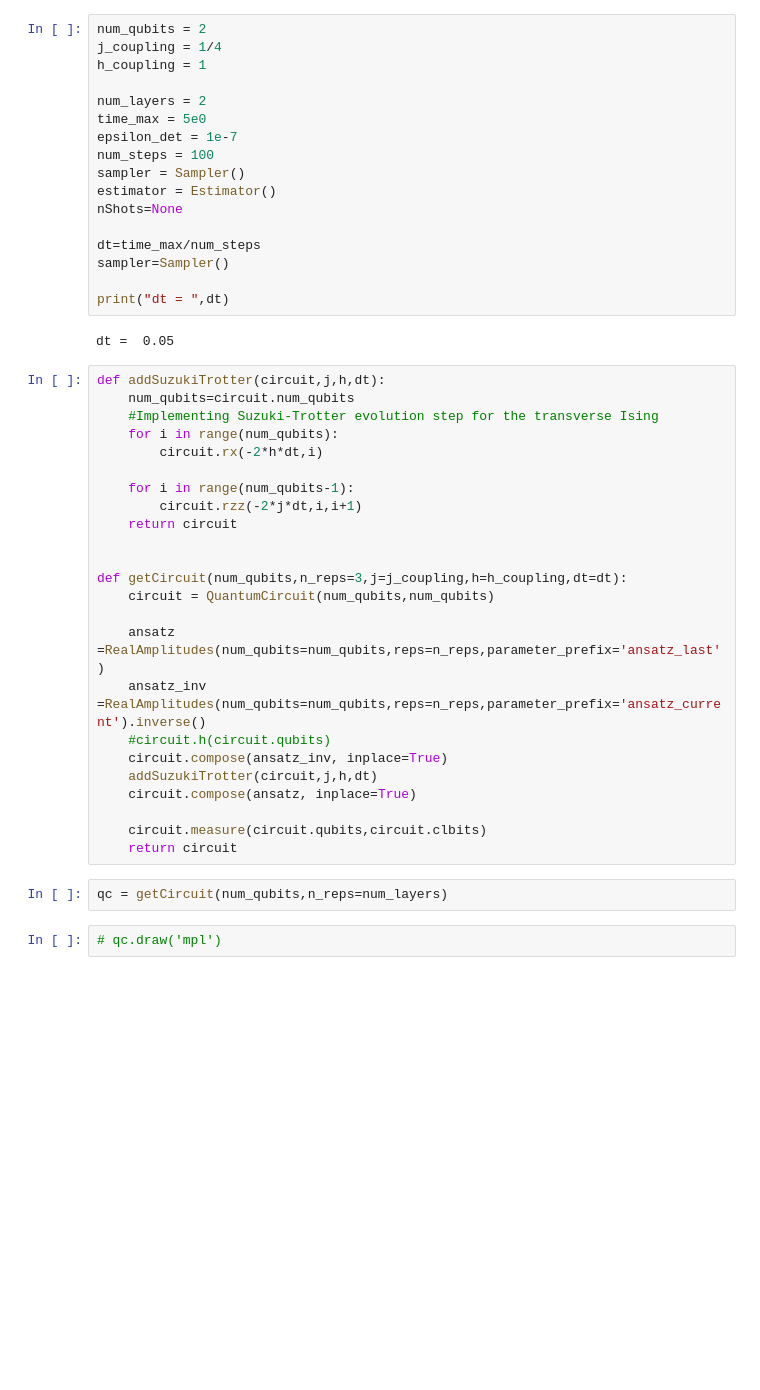
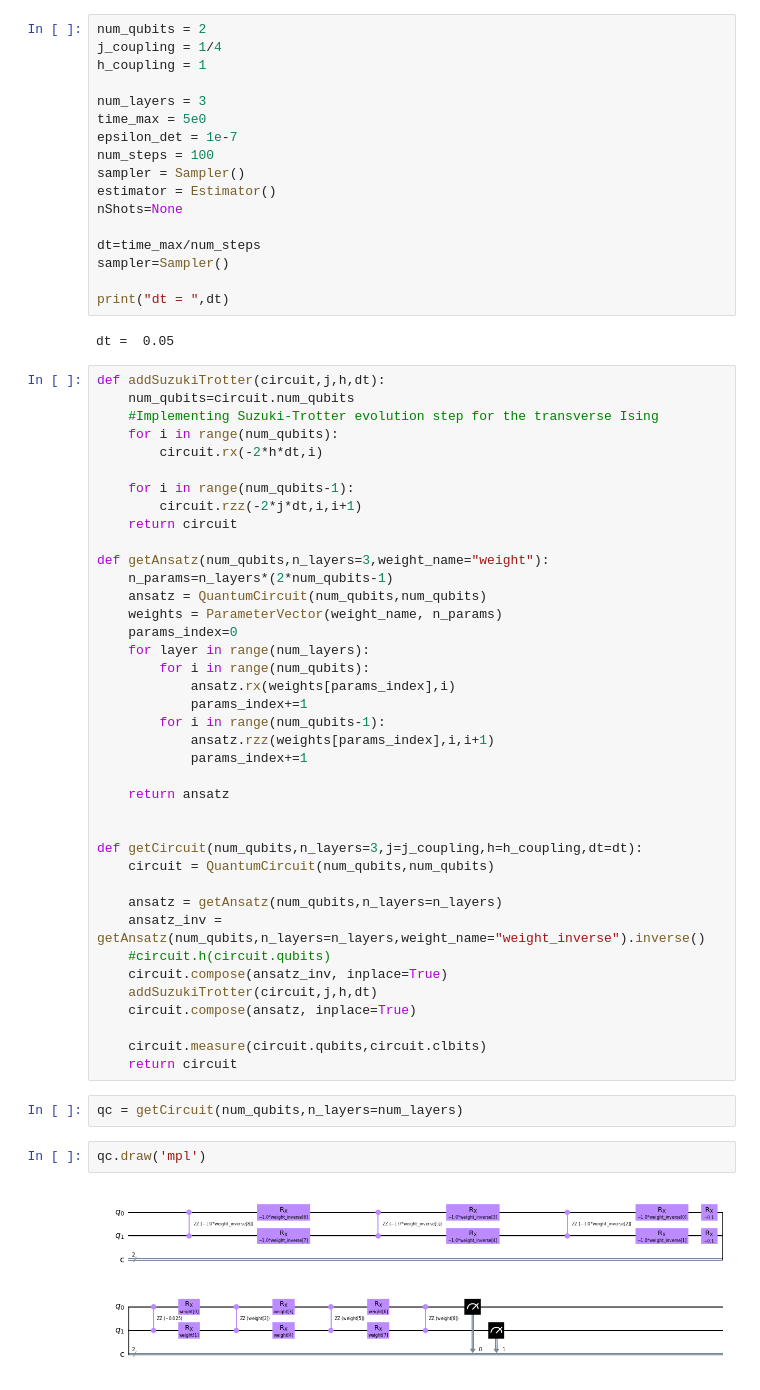
Before and after one commit to Zhelun-Li/VQS, a Jupyter notebook: p-VQD.ipynb, the cells around one changed output. Saved outputs shown, nothing was run; the diff lists cells and outputs as text; blank space fills up the shorter version.

Commit message:
Using Lento's ansatz. much better now

```diff
--- a/p-VQD.ipynb
+++ b/p-VQD.ipynb
@@ -16,7 +17,7 @@ num_qubits = 2
 j_coupling = 1/4
 h_coupling = 1
 
-num_layers = 2
+num_layers = 3
 time_max = 5e0
 epsilon_det = 1e-7
 num_steps = 100
@@ -41,12 +42,27 @@ def addSuzukiTrotter(circuit,j,h,dt):
         circuit.rzz(-2*j*dt,i,i+1)
     return circuit
 
+def getAnsatz(num_qubits,n_layers=3,weight_name="weight"):
+    n_params=n_layers*(2*num_qubits-1)
+    ansatz = QuantumCircuit(num_qubits,num_qubits)
+    weights = ParameterVector(weight_name, n_params)
+    params_index=0
+    for layer in range(num_layers):
+        for i in range(num_qubits):
+            ansatz.rx(weights[params_index],i)
+            params_index+=1
+        for i in range(num_qubits-1):
+            ansatz.rzz(weights[params_index],i,i+1)
+            params_index+=1
 
-def getCircuit(num_qubits,n_reps=3,j=j_coupling,h=h_coupling,dt=dt):
+    return ansatz
+
+
+def getCircuit(num_qubits,n_layers=3,j=j_coupling,h=h_coupling,dt=dt):
     circuit = QuantumCircuit(num_qubits,num_qubits)
 
-    ansatz =RealAmplitudes(num_qubits=num_qubits,reps=n_reps,parameter_prefix='ansatz_last')
-    ansatz_inv =RealAmplitudes(num_qubits=num_qubits,reps=n_reps,parameter_prefix='ansatz_current').inverse()
+    ansatz = getAnsatz(num_qubits,n_layers=n_layers)
+    ansatz_inv = getAnsatz(num_qubits,n_layers=n_layers,weight_name="weight_inverse").inverse()
     #circuit.h(circuit.qubits)
     circuit.compose(ansatz_inv, inplace=True)
     addSuzukiTrotter(circuit,j,h,dt)
@@ -55,6 +71,8 @@ def getCircuit(num_qubits,n_reps=3,j=j_coupling,h=h_coupling,dt=dt):
     circuit.measure(circuit.qubits,circuit.clbits)
     return circuit
 # %%
-qc = getCircuit(num_qubits,n_reps=num_layers)
+qc = getCircuit(num_qubits,n_layers=num_layers)
 # %%
-# qc.draw('mpl')
+qc.draw('mpl')
+# %% [output]
+[figure, added]
```
Also changed, not shown: parts of 13 cells of this notebook.
